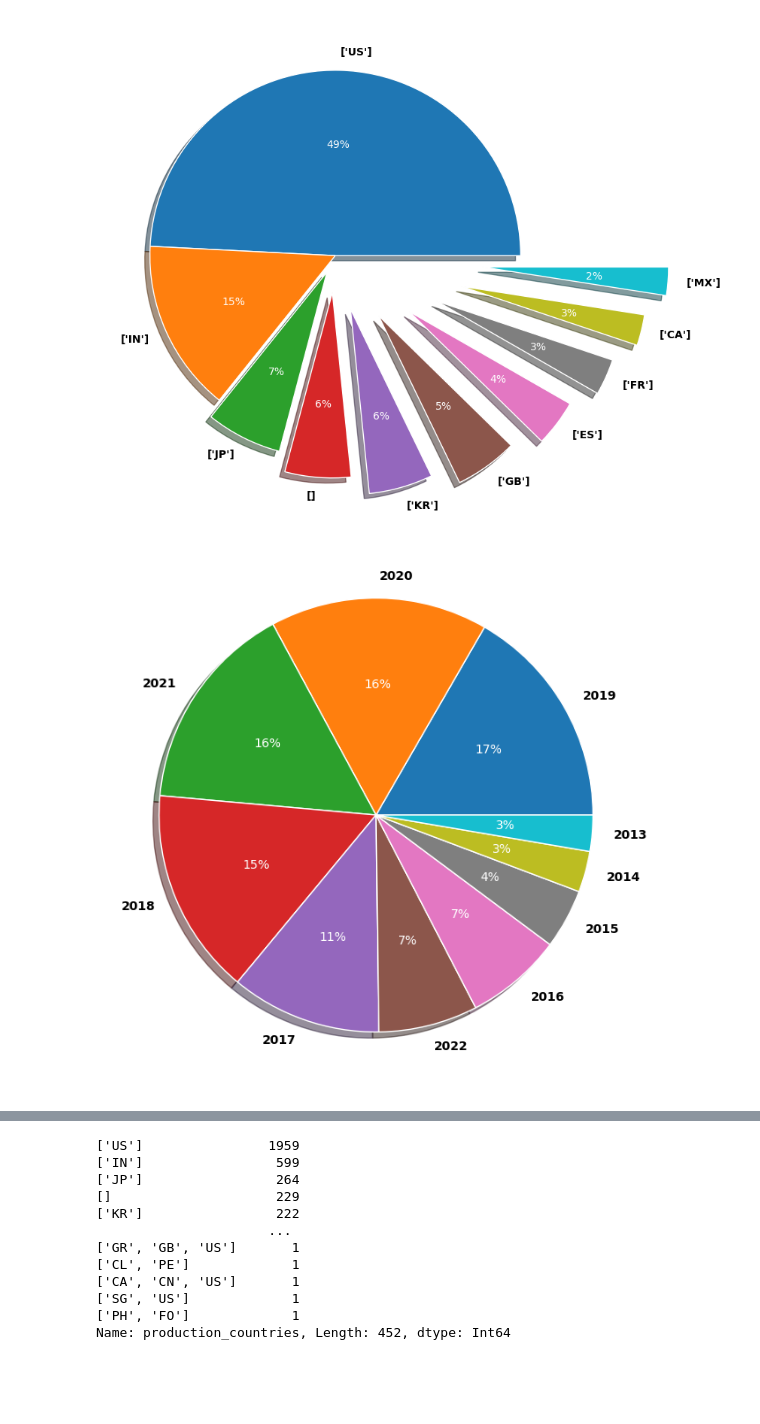
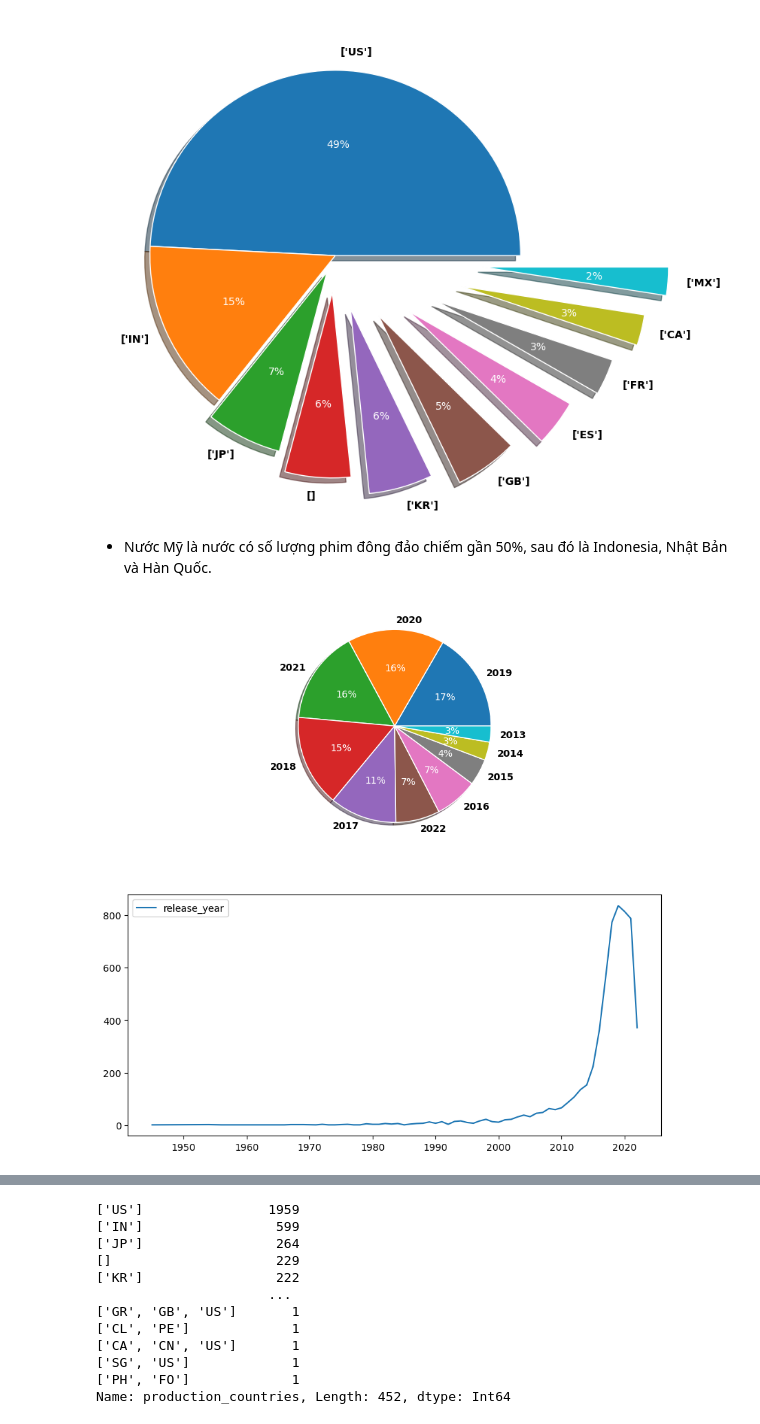
Before and after one commit to DataScienceHCMUS/Analysis, a Jupyter notebook: notebooks/Netflix.ipynb, the cells around one changed output, grey strips where cells are left out. Saved outputs shown, nothing was run; the diff lists cells and outputs as text; code cells hidden in the pictures; blank space fills up the shorter version.

```diff
--- a/notebooks/Netflix.ipynb
+++ b/notebooks/Netflix.ipynb
@@ -284,0 +391,10 @@ max             10.000000        2022.0
+# %%
+i=0
+#j=0
+rows=5
+cols=1
+fig, axes = plt.subplots(nrows = rows, ncols = cols, figsize = (16,20))
+for col in num_cols:
+    sns.boxplot(ax=axes[i],data=data_df,x=col)
+    i=i+1
+plt.show()
@@ -284,0 +403,10 @@ max             10.000000        2022.0
+# %%
+i=0
+#j=0
+rows=5
+cols=1
+fig, axes = plt.subplots(nrows = rows, ncols = cols, figsize = (16,20))
+for col in num_cols:
+    sns.distplot(data_df[col],ax=axes[i])
+    i=i+1
+plt.show()
@@ -284,0 +430,3 @@ max             10.000000        2022.0
+# %%
+data_df["imdb_score"]=data_df["imdb_score"].fillna(data_df["imdb_score"].median())
+data_df["tmdb_score"]=data_df["tmdb_score"].fillna(data_df["tmdb_score"].median())
@@ -284,0 +435,2 @@ max             10.000000        2022.0
+# %%
+data_df["age_certification"]=data_df["age_certification"].fillna(data_df["age_certification"].mode())
@@ -463,12 +556,18 @@ plt.setp(texts, fontweight=600)
 plt.show()
 # %% [output]
 [figure]
+# %% [markdown]
+- Nước Mỹ là nước có số lượng phim đông đảo chiếm gần 50%, sau đó là Indonesia, Nhật Bản và Hàn Quốc.
 # %%
-plt.figure(figsize=(8,8))
+fig,axes=plt.subplots(1,2,figsize=(10,10))
+#plt.figure(figsize=(8,8))
+plt.subplot(2,1,1)
 patches, texts, pcts=plt.pie(data_df["release_year"].value_counts().head(10),labels=data_df["release_year"].value_counts().head(10).index,
-        autopct="%0.0f%%",shadow=True,wedgeprops={'edgecolor': 'white'});
+        autopct="%0.0f%%",shadow=True,wedgeprops={'edgecolor': 'white'})
+plt.subplot(2,1,2)
+sns.lineplot(data= pd.DataFrame(data_df.release_year.value_counts()))
 plt.setp(pcts, color='white')
 plt.setp(texts, fontweight=600)
 plt.show()
 # %% [output]
-[figure, old version]
+[figure, new version]
```
Also changed, not shown: parts of 53 cells of this notebook.
